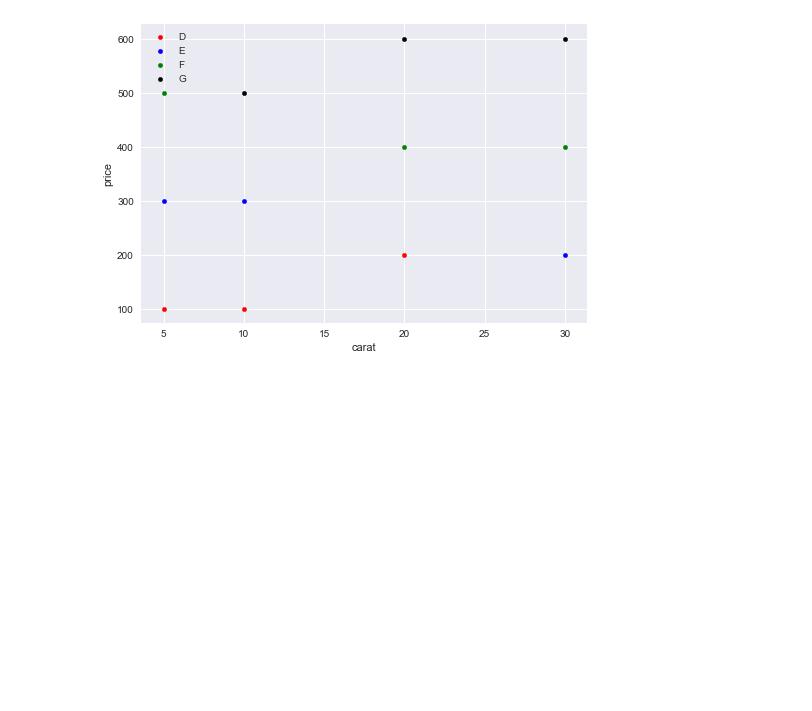
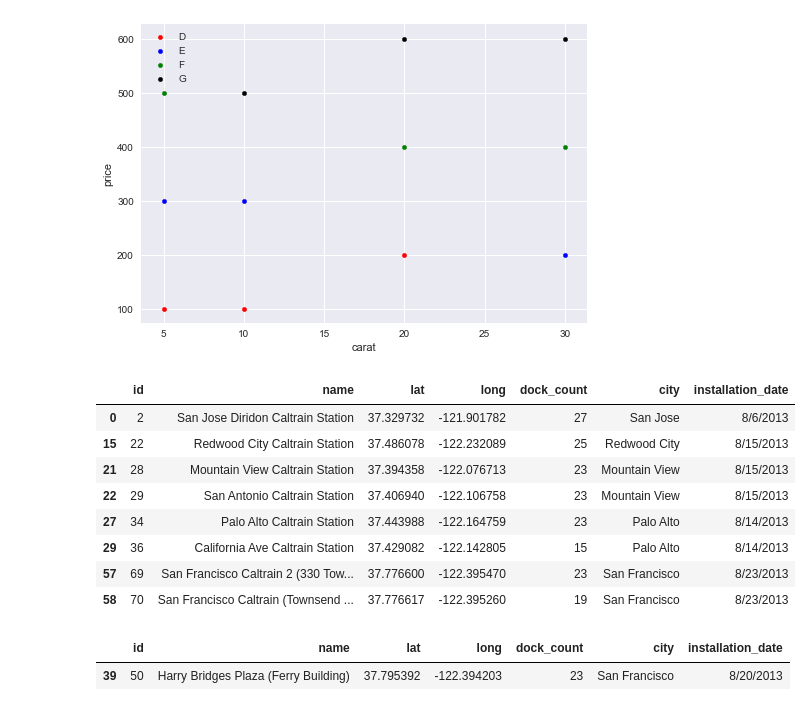
Before and after one commit to pabloernesto/sfBikes, a Jupyter notebook: robert_script.ipynb, the cells around one changed output. Drawn from its saved outputs; the diff is of its cells as text; code cells hidden in the pictures; blank space fills up the shorter version.

```diff
--- a/robert_script.ipynb
+++ b/robert_script.ipynb
@@ -908,3 +907,20 @@ for key, group in grouped:
 plt.show()
 # %% [output]
 [figure]
+# %%
+station.loc[((station.name.str.find('train')) > 0)]
+# %% [output]
+|  | id | name | lat | long | dock_count | city | installation_date |
+| 0 | 2 | San Jose Diridon Caltrain Station | 37.329732 | -121.901782 | 27 | San Jose | 8/6/2013 |
+| 15 | 22 | Redwood City Caltrain Station | 37.486078 | -122.232089 | 25 | Redwood City | 8/15/2013 |
+| 21 | 28 | Mountain View Caltrain Station | 37.394358 | -122.076713 | 23 | Mountain View | 8/15/2013 |
+| 22 | 29 | San Antonio Caltrain Station | 37.406940 | -122.106758 | 23 | Mountain View | 8/15/2013 |
+| 27 | 34 | Palo Alto Caltrain Station | 37.443988 | -122.164759 | 23 | Palo Alto | 8/14/2013 |
+| 29 | 36 | California Ave Caltrain Station | 37.429082 | -122.142805 | 15 | Palo Alto | 8/14/2013 |
+| 57 | 69 | San Francisco Caltrain 2 (330 Tow... | 37.776600 | -122.395470 | 23 | San Francisco | 8/23/2013 |
+| 58 | 70 | San Francisco Caltrain (Townsend ... | 37.776617 | -122.395260 | 19 | San Francisco | 8/23/2013 |
+# %%
+station.loc[((station.name.str.find('Ferry')) > 0)]
+# %% [output]
+|  | id | name | lat | long | dock_count | city | installation_date |
+| 39 | 50 | Harry Bridges Plaza (Ferry Building) | 37.795392 | -122.394203 | 23 | San Francisco | 8/20/2013 |
```
Also changed, not shown: parts of 5 cells of this notebook, 6 other files.
